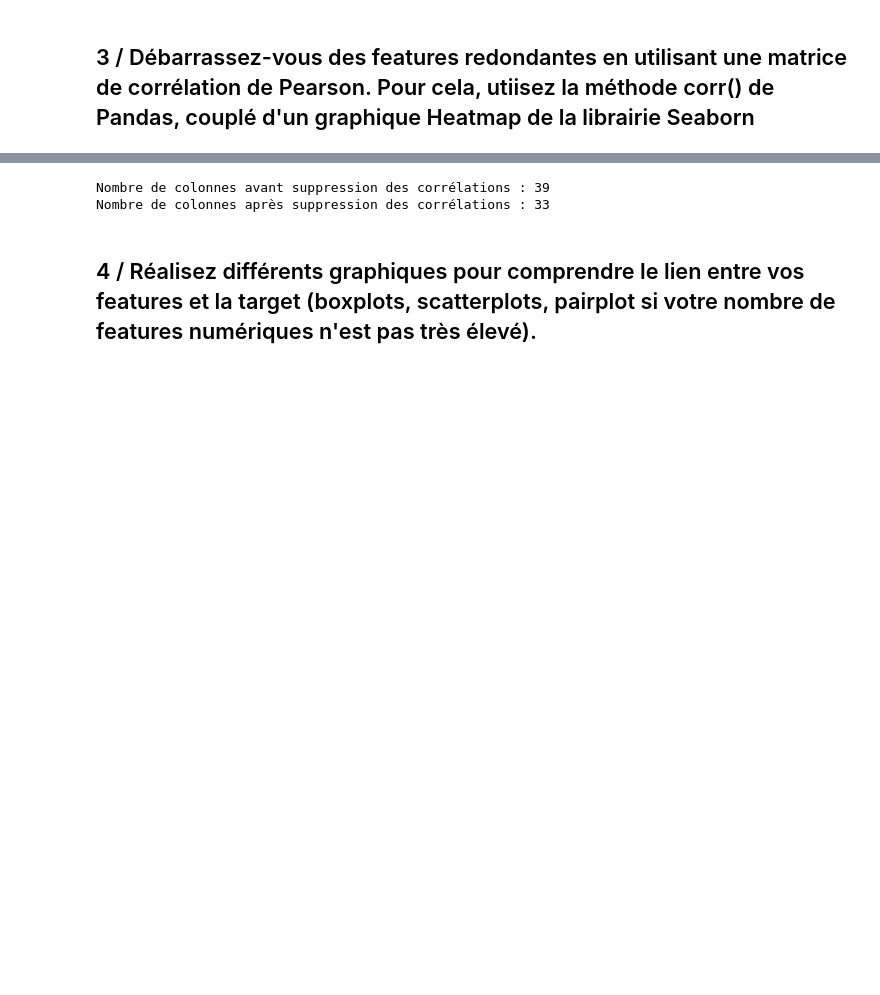
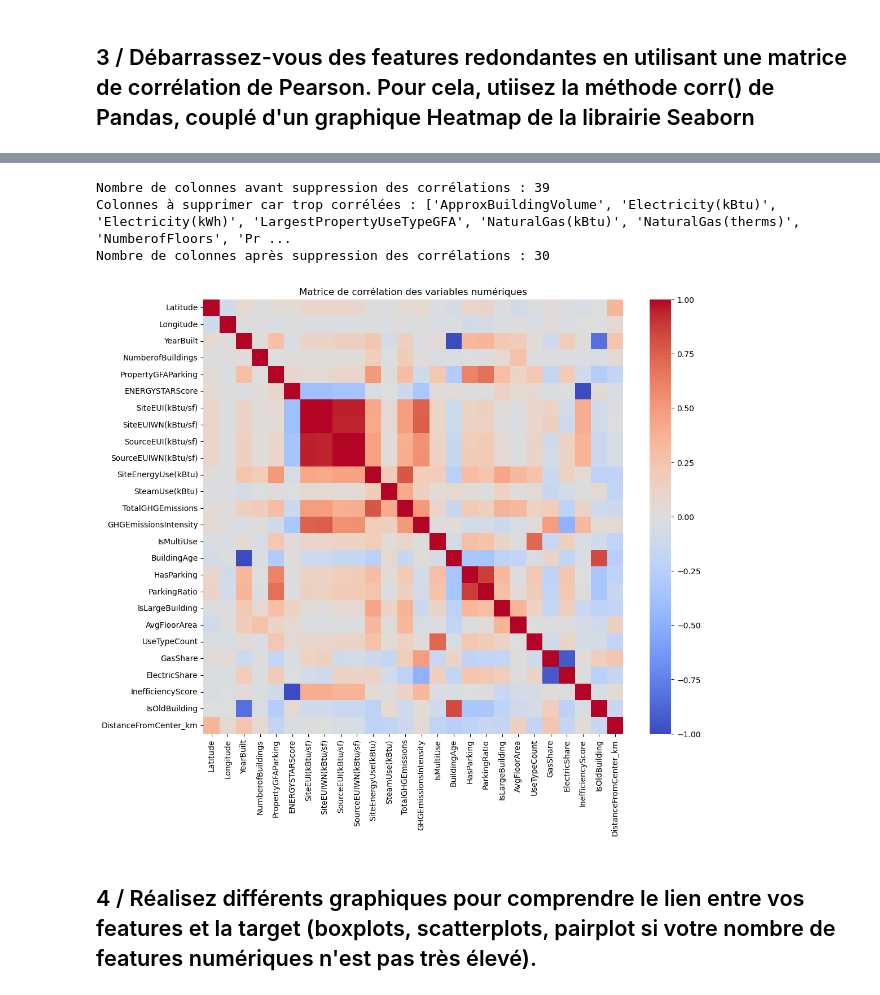
Before and after one commit to AdamAe6/Op-Projet-3, a Jupyter notebook: P3_template_modelistation_supervisee_data_scientist.ipynb, the cells around one changed output, grey strips where cells are left out. Saved outputs shown, nothing was run; the diff lists cells and outputs as text; code cells hidden in the pictures; blank space fills up the shorter version.

```diff
--- a/P3_template_modelistation_supervisee_data_scientist.ipynb
+++ b/P3_template_modelistation_supervisee_data_scientist.ipynb
@@ -559,19 +554,35 @@ plt.show()
-# %%
-print('Nombre de colonnes avant suppression des corrélations :', building_consumption.shape[1])
-cols_to_drop_corr = [
-    'IsLargeBuilding',         # dérivé de PropertyGFATotal
-    'HasParking',              # dérivé de PropertyGFAParking
-    'IsOldBuilding',           # dérivé de BuildingAge
-    'SiteEUI(kBtu/sf)',        # doublon non normalisé
-    'SourceEUI(kBtu/sf)',      # doublon non normalisé
-    'SourceEUIWN(kBtu/sf)'     # doublon de SiteEUIWN(kBtu/sf)
-]
-
-building_consumption = building_consumption.drop(columns=cols_to_drop_corr)
-print('Nombre de colonnes après suppression des corrélations :', building_consumption.shape[1])
-# %% [output]
-Nombre de colonnes avant suppression des corrélations : 39
-Nombre de colonnes après suppression des corrélations : 33
+# %%
+print('Nombre de colonnes avant suppression des corrélations :', building_consumption.shape[1])
+corr = building_consumption.corr(numeric_only=True)
+
+threshold = 0.5
+
+corr_target1 = corr["SiteEnergyUse(kBtu)"].abs()
+corr_target2 = corr["TotalGHGEmissions"].abs()
+
+high_corr_cols = corr_target1[corr_target1 >= threshold].index.union(
+    corr_target2[corr_target2 > threshold].index
+)
+
+high_corr_cols = [col for col in high_corr_cols if col not in ["SiteEnergyUse(kBtu)", "TotalGHGEmissions"]]
+
+print("Colonnes à supprimer car trop corrélées :", high_corr_cols)
+
+building_consumption_with_no_corr = building_consumption.drop(columns=high_corr_cols)
+print('Nombre de colonnes après suppression des corrélations :', building_consumption_with_no_corr.shape[1])
+# %% [output]
+Nombre de colonnes avant suppression des corrélations : 39
+Colonnes à supprimer car trop corrélées : ['ApproxBuildingVolume', 'Electricity(kBtu)', 'Electricity(kWh)', 'LargestPropertyUseTypeGFA', 'NaturalGas(kBtu)', 'NaturalGas(therms)', 'NumberofFloors', 'Pr ...
+Nombre de colonnes après suppression des corrélations : 30
+# %%
+corr = building_consumption_with_no_corr.corr(numeric_only=True)
+
+plt.figure(figsize=(12, 10))
+sns.heatmap(corr, cmap='coolwarm', center=0, annot=False)
+plt.title("Matrice de corrélation des variables numériques")
+plt.show()
+# %% [output]
+[figure, added]
 # %% [markdown]
 ## 4 / Réalisez différents graphiques pour comprendre le lien entre vos features et la target (boxplots, scatterplots, pairplot si votre nombre de features numériques n'est pas très élevé).
 # %%
```
Also changed, not shown: parts of 64 cells of this notebook.
